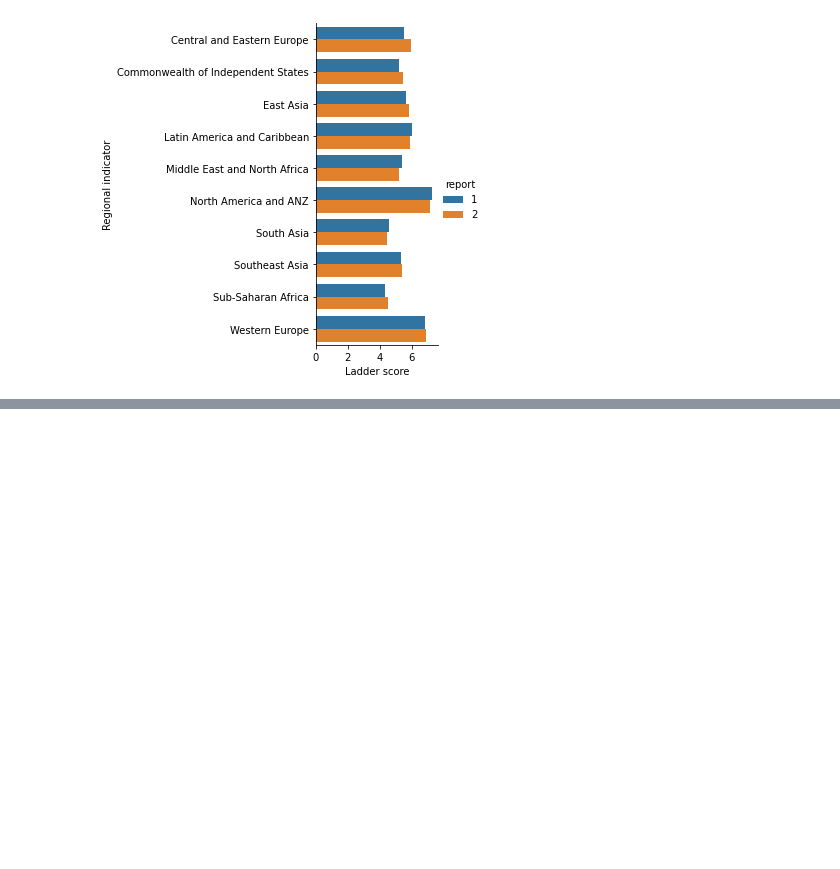
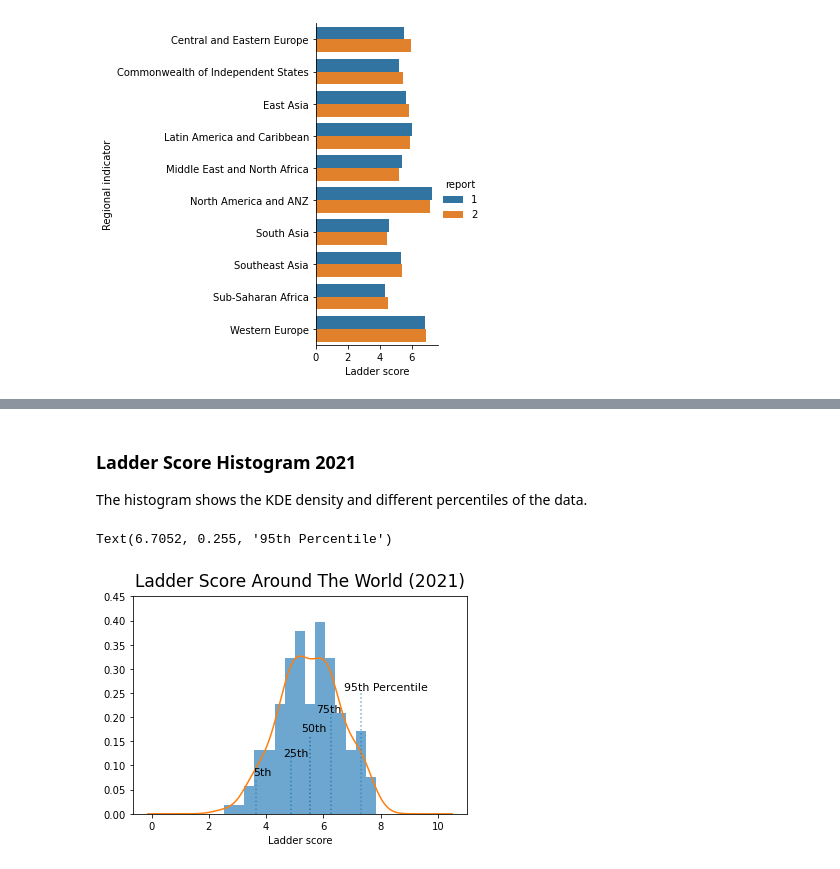
Before and after one commit to azhouzhu/Causal-Analysis-on-Happiness-Levels-Before-And-After-COVID-19, a Jupyter notebook: DH100 project.ipynb, the cells around one changed output, grey strips where cells are left out. Cells and saved outputs as stored; diff of their text form; code cells hidden in the pictures; blank space fills up the shorter version.

```diff
--- a/DH100 project.ipynb
+++ b/DH100 project.ipynb
@@ -180,0 +278,38 @@ Compares the top ten percentile with the bottom ten percentile of the average of
+# %% [markdown]
+### Ladder Score Histogram 2021
+The histogram shows the KDE density and different percentiles of the data.
+# %%
+ladScore2 = report2['Ladder score']
+
+fig2, ax2 = plt.subplots(figsize = (6, 4))
+ladScore2.plot(kind = 'hist', density = True, alpha = 0.65, bins = 15)
+ladScore2.plot(kind = 'kde')
+
+# x
+ax2.set_xlabel('Ladder score')
+# y
+ax2.set_ylim(0, 0.45)
+
+#style
+# ladScore.plot(kind = 'hist', density = True, alpha = 0.65, bins = 15)
+ax2.grid(False)
+ax2.set_title('Ladder Score Around The World (2021)', size = 17, pad = 10)
+ax2.set_ylabel("")
+
+#calculate percentiles
+quant2_5, quant2_25, quant2_50, quant2_75, quant2_95 = ladScore2.quantile(0.05), ladScore2.quantile(0.25), ladScore2.quantile(0.50), ladScore2.quantile(0.75), ladScore2.quantile(0.95)
+# [quantile, opacity, length]
+quants2 = [[quant2_5, 0.6, 0.16], [quant2_25, 0.8, 0.26], [quant2_50, 1.0, 0.36], [quant2_75, 0.8, 0.46], [quant2_95, 0.6, 0.56]]
+#plot lines with loop
+for i in quants2:
+    ax2.axvline(i[0], alpha = i[1], ymax = i[2], linestyle = ':')
+
+# Text description of percentiles
+ax2.text(quant2_5-.08, 0.08, "5th", size = 11, alpha = 1)
+ax2.text(quant2_25-.25, 0.12, "25th", size = 11, alpha = 1)
+ax2.text(quant2_50-.30, 0.17, "50th", size = 11, alpha = 1)
+ax2.text(quant2_75-.50, 0.21, "75th", size = 11, alpha = 1)
+ax2.text(quant2_95-.60, 0.255, "95th Percentile", size = 11, alpha = 1)
+# %% [output]
+Text(6.7052, 0.255, '95th Percentile')
+[figure, added]
```
Also changed, not shown: parts of 42 cells of this notebook.
